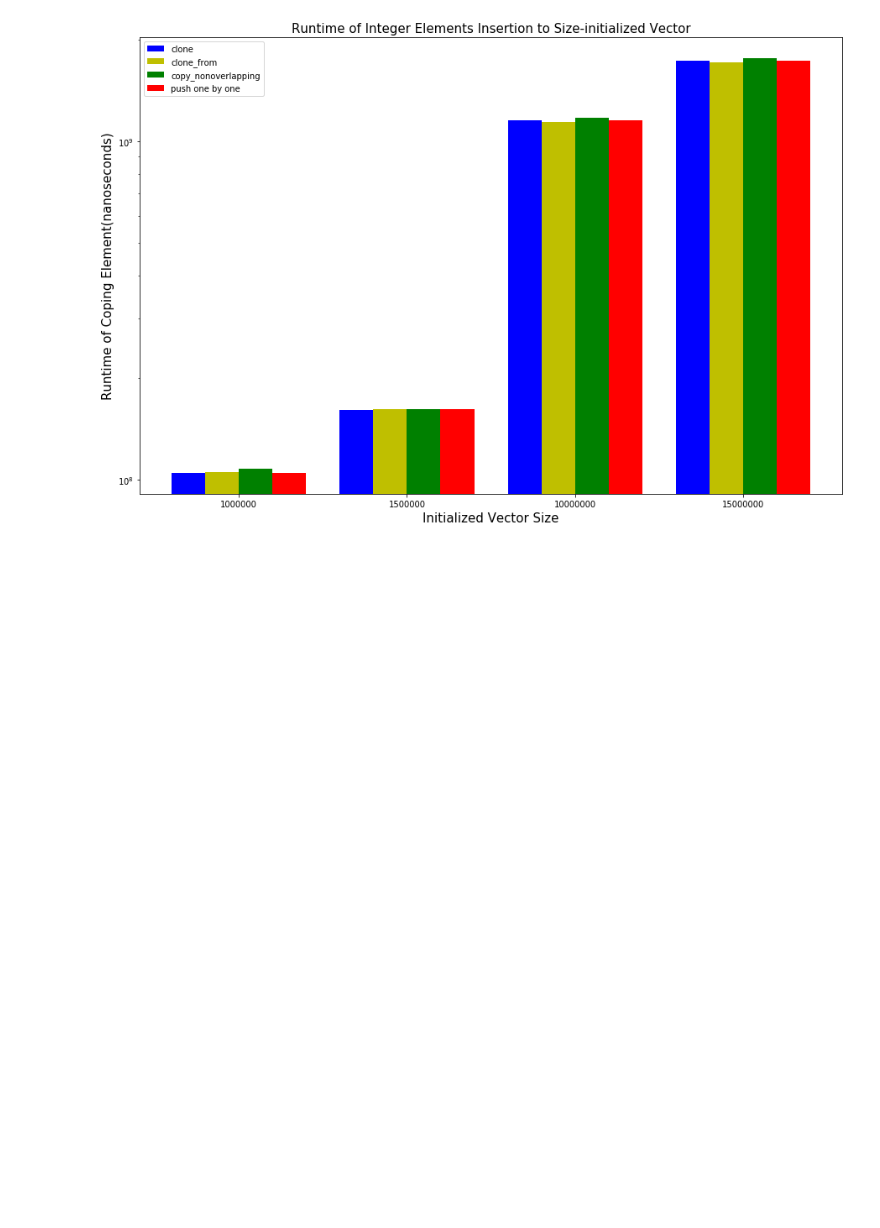
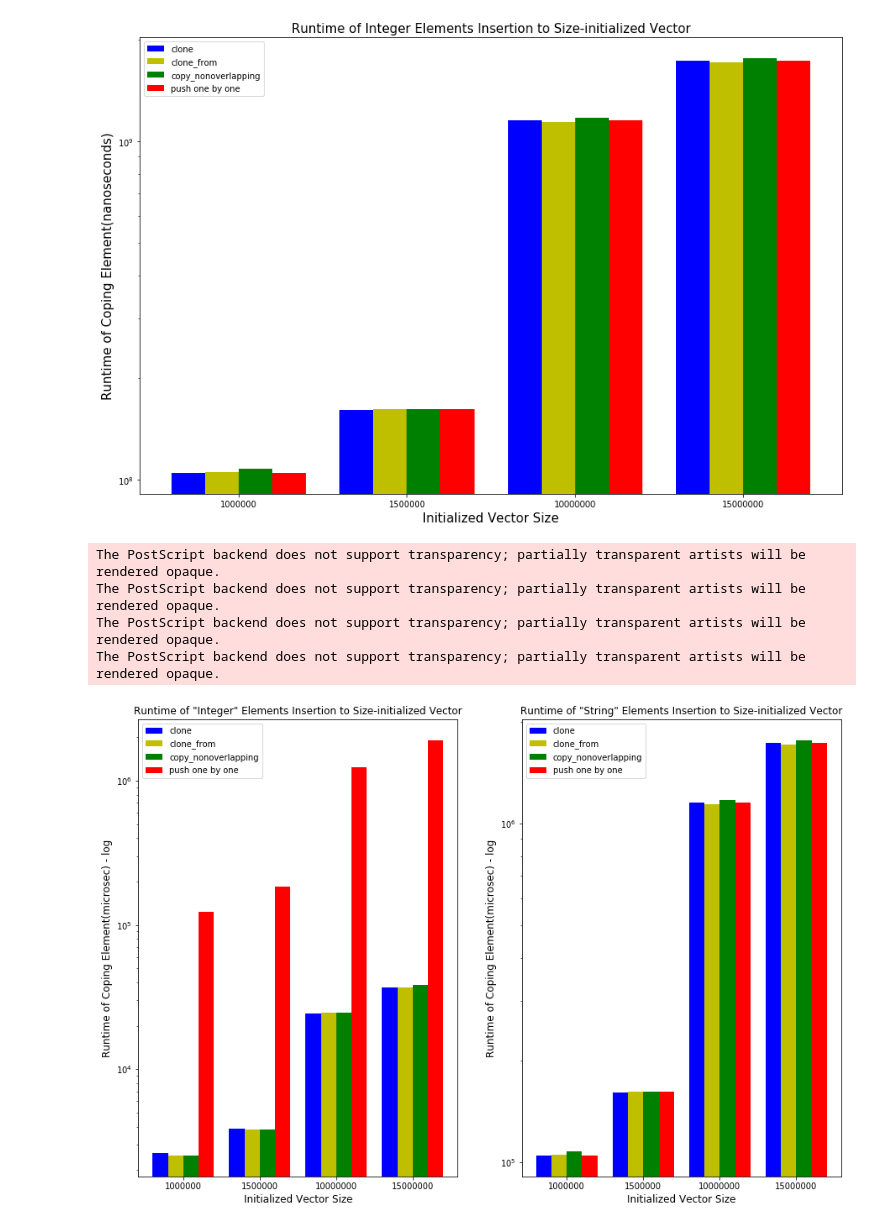
Before and after one commit to ShinsakuOkazaki/master-thesis, a Jupyter notebook: project/rust_memAlloc_various/analysis/visualization.ipynb, the cells around one changed output. Saved outputs shown, nothing was run; the diff lists cells and outputs as text; code cells hidden in the pictures; blank space fills up the shorter version.

```diff
--- a/project/rust_memAlloc_various/analysis/visualization.ipynb
+++ b/project/rust_memAlloc_various/analysis/visualization.ipynb
@@ -137,3 +137,33 @@ plt.show()
 The PostScript backend does not support transparency; partially transparent artists will be rendered opaque.
 The PostScript backend does not support transparency; partially transparent artists will be rendered opaque.
 [figure]
+# %%
+df_average = df.groupby(["method", "type", "size"]).mean().reset_index()
+fig, ax = plt.subplots(1, 2, figsize = (15, 10))
+w = 0.2
+idx = np.arange(df_average['size'].nunique())
+for i, t in enumerate(['"Integer"', '"String"']):
+    df_avg_type = df_average[df_average["type"] == t]
+    clone = df_avg_type[df_avg_type["method"] == '"clone"']
+    clone_from = df_avg_type[df_avg_type["method"] == '"clone_from"']
+    memcpy = df_avg_type[df_avg_type["method"] == '"memcpy"']
+    onebyone = df_avg_type[df_avg_type["method"] == '"onebyone"']
+    b1 = ax[i].bar(idx - 2*w, clone["addtime"] / 1000, width = w, color ='b', align = 'center')
+    b2 = ax[i].bar(idx - w, clone_from["addtime"] / 1000, width = w, color ='y', align = 'center')
+    b3 = ax[i].bar(idx , memcpy['addtime'] / 1000, width = w, color ='g', align = 'center')
+    b4 = ax[i].bar(idx + w, onebyone['addtime'] / 1000, width = w, color ='r', align = 'center')
+    ax[i].set_xticks(idx - w/ 2)
+    ax[i].set_xticklabels(label)
+    ax[i].set_xlabel("Initialized Vector Size", fontsize = 12)
+    ax[i].set_ylabel("Runtime of Coping Element(microsec) - log", fontsize = 12)
+    ax[i].set_title("Runtime of {} Elements Insertion to Size-initialized Vector".format(t), fontsize = 12)
+    ax[i].legend((b1, b2, b3, b4), ("clone", "clone_from", "copy_nonoverlapping", "push one by one"))
+    ax[i].set_yscale('log')
+fig.savefig("rust_various_insertion.eps")
+plt.show()
+# %% [output]
+The PostScript backend does not support transparency; partially transparent artists will be rendered opaque.
+The PostScript backend does not support transparency; partially transparent artists will be rendered opaque.
+The PostScript backend does not support transparency; partially transparent artists will be rendered opaque.
+The PostScript backend does not support transparency; partially transparent artists will be rendered opaque.
+[figure, added]
```
Also changed, not shown: parts of 10 cells of this notebook, 33 other files.
